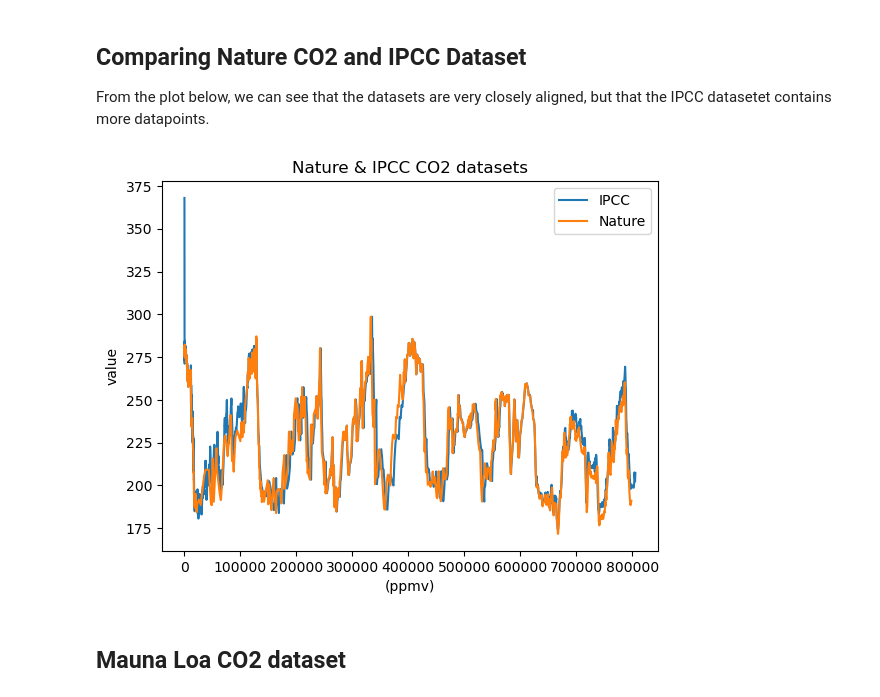
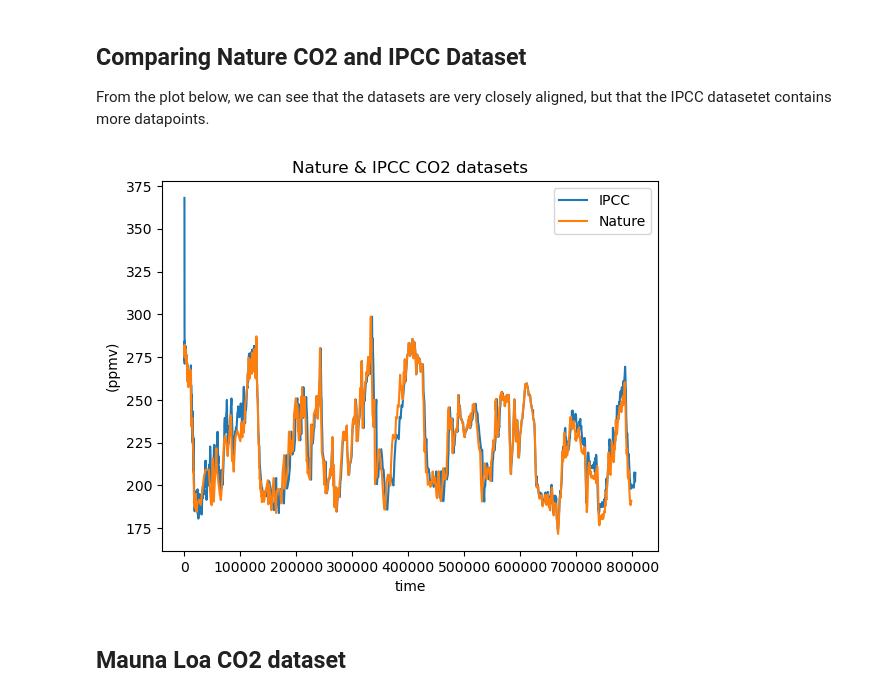
Before and after one commit to dectan/Programming-for-Data-Analysis-Project-2, a Jupyter notebook: Project 2.ipynb, the cells around one changed output. Saved outputs shown, nothing was run; the diff lists cells and outputs as text; code cells hidden in the pictures.

```diff
--- a/Project 2.ipynb
+++ b/Project 2.ipynb
@@ -180,13 +180,13 @@ From the plot below, we can see that the datasets are very closely aligned, but
 # %%
 plt.plot(co2_ipcc['Gasage (yr BP)'],co2_ipcc['CO2 (ppmv)'], label = 'IPCC')
 plt.plot(co2_nature['EDC3_gas_a (yr)'],co2_nature['CO2 (ppmv)'], label = 'Nature')
-plt.xlabel('(ppmv)')
-plt.ylabel('value')
+plt.xlabel('time')
+plt.ylabel('(ppmv)')
 plt.title('Nature & IPCC CO2 datasets')
 plt.legend()
 plt.show()
 # %% [output]
-[figure, old version]
+[figure, new version]
 # %% [markdown]
 ## Mauna Loa CO2 dataset
 # %% [markdown]
```
Also changed, not shown: parts of 5 cells of this notebook.
